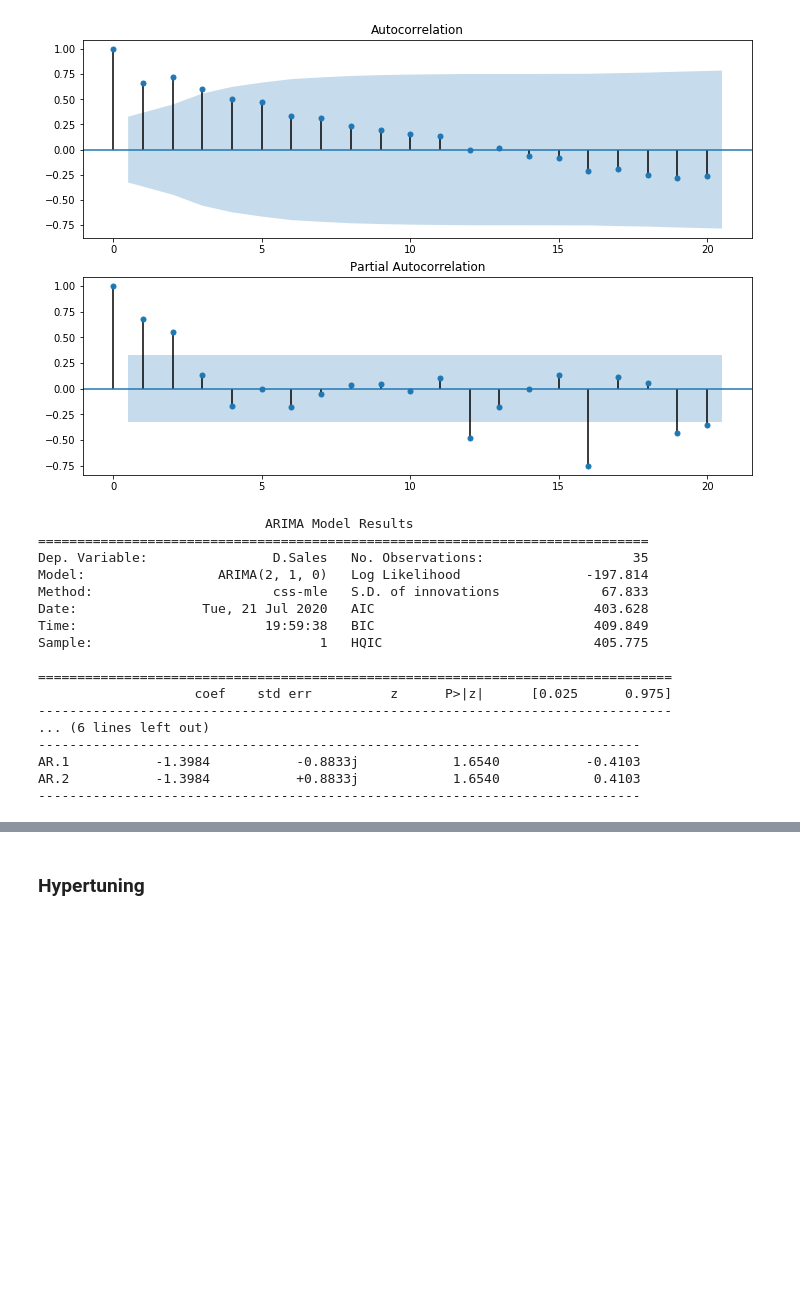
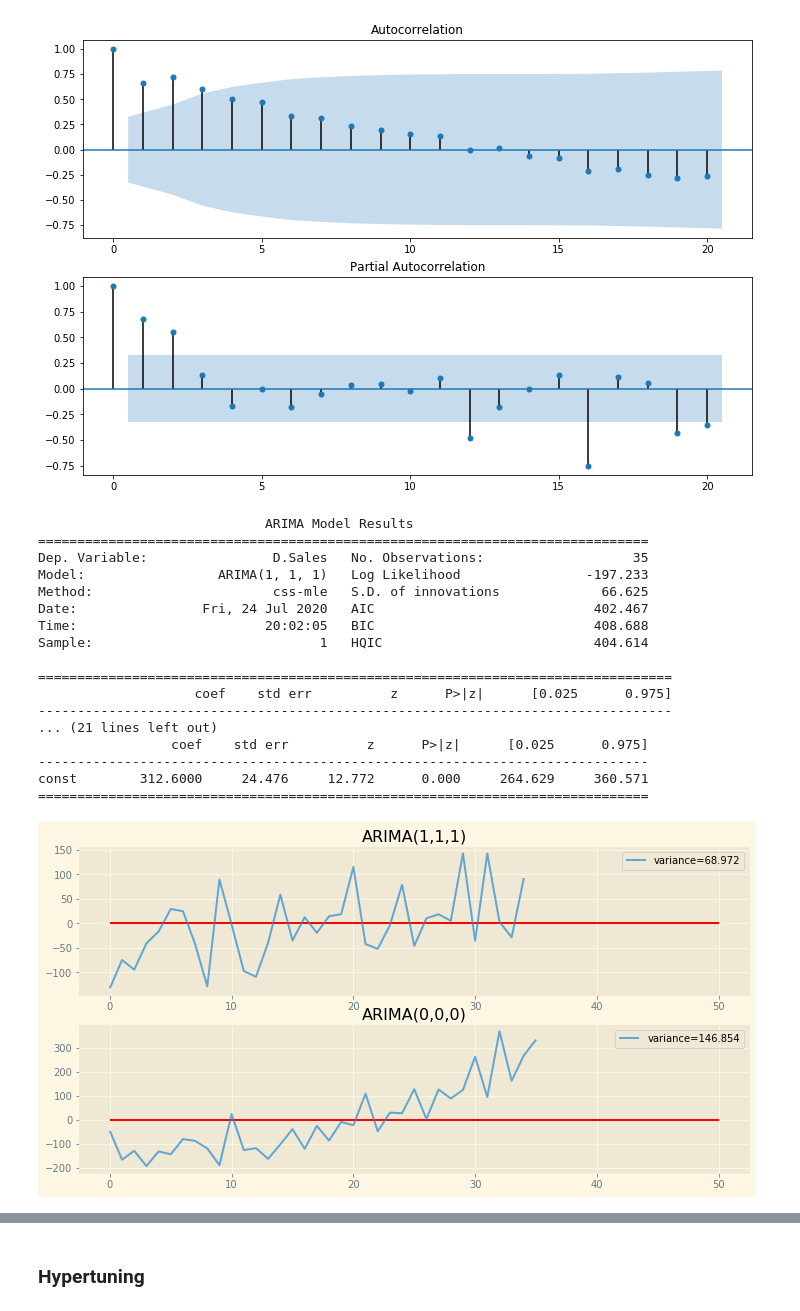
Before and after one commit to angiekl74/TimeSeriesAnalysis, a Jupyter notebook: ShampooData_Analysis_StatsmodelPackage_ARIMA.ipynb, the cells around one changed output, grey strips where cells are left out. Saved outputs shown, nothing was run; the diff lists cells and outputs as text; code cells hidden in the pictures; blank space fills up the shorter version.

```diff
--- a/ShampooData_Analysis_StatsmodelPackage_ARIMA.ipynb
+++ b/ShampooData_Analysis_StatsmodelPackage_ARIMA.ipynb
@@ -165,32 +161,49 @@ fig = sm.graphics.tsa.plot_pacf(shampoo['Sales'], lags=20, ax=ax2)
 plt.show()
 # %% [output]
 [figure]
-# %%
-# fit model
-
-from statsmodels.tsa.arima_model import ARIMA
-
-model = ARIMA(shampoo["Sales"], order=(2,1,0))
-model_fit = model.fit(disp=0)
-print(model_fit.summary())
-# %% [output]
-                             ARIMA Model Results
-==============================================================================
-Dep. Variable:                D.Sales   No. Observations:                   35
-Model:                 ARIMA(2, 1, 0)   Log Likelihood                -197.814
-Method:                       css-mle   S.D. of innovations             67.833
-Date:                Tue, 21 Jul 2020   AIC                            403.628
-Time:                        19:59:38   BIC                            409.849
-Sample:                             1   HQIC                           405.775
-
-=================================================================================
-                    coef    std err          z      P>|z|      [0.025      0.975]
----------------------------------------------------------------------------------
-... (6 lines left out)
------------------------------------------------------------------------------
-AR.1           -1.3984           -0.8833j            1.6540           -0.4103
-AR.2           -1.3984           +0.8833j            1.6540            0.4103
------------------------------------------------------------------------------
+# %%
+# fit model
+import statsmodels.api as sm
+from statsmodels.tsa.arima_model import ARIMA
+from statsmodels.tsa.arima_model import ARMAResults
+
+
+model = ARIMA(shampoo["Sales"], order=(1,1,1))
+res_111 = model.fit()
+print(res_111.summary())
+
+model = ARIMA(shampoo["Sales"], order = (0, 0, 0))
+res_000 = model.fit()
+print(res_000.summary())
+
+fig, ax = plt.subplots(2, 1, figsize=(12, 6))
+ax[0].plot(res_111.resid.values, alpha=0.7, label='variance={:.3f}'.format(np.std(res_111.resid.values)));
+ax[0].hlines(0, xmin=0, xmax=50, color='r');
+ax[0].set_title("ARIMA(1,1,1)");
+ax[0].legend();
+ax[1].plot(res_000.resid.values, alpha=0.7, label='variance={:.3f}'.format(np.std(res_000.resid.values)));
+ax[1].hlines(0, xmin=0, xmax=50, color='r');
+ax[1].set_title("ARIMA(0,0,0)");
+ax[1].legend();
+# %% [output]
+                             ARIMA Model Results
+==============================================================================
+Dep. Variable:                D.Sales   No. Observations:                   35
+Model:                 ARIMA(1, 1, 1)   Log Likelihood                -197.233
+Method:                       css-mle   S.D. of innovations             66.625
+Date:                Fri, 24 Jul 2020   AIC                            402.467
+Time:                        20:02:05   BIC                            408.688
+Sample:                             1   HQIC                           404.614
+
+=================================================================================
+                    coef    std err          z      P>|z|      [0.025      0.975]
+---------------------------------------------------------------------------------
+... (21 lines left out)
+                 coef    std err          z      P>|z|      [0.025      0.975]
+------------------------------------------------------------------------------
+const        312.6000     24.476     12.772      0.000     264.629     360.571
+==============================================================================
+[figure, added]
 # %%
 # plot residual errors. We get a line plot of the residual errors,
 # suggesting that there may still be some trend information not captured by the model.
```
Also changed, not shown: parts of 10 cells of this notebook, 1 other file.
